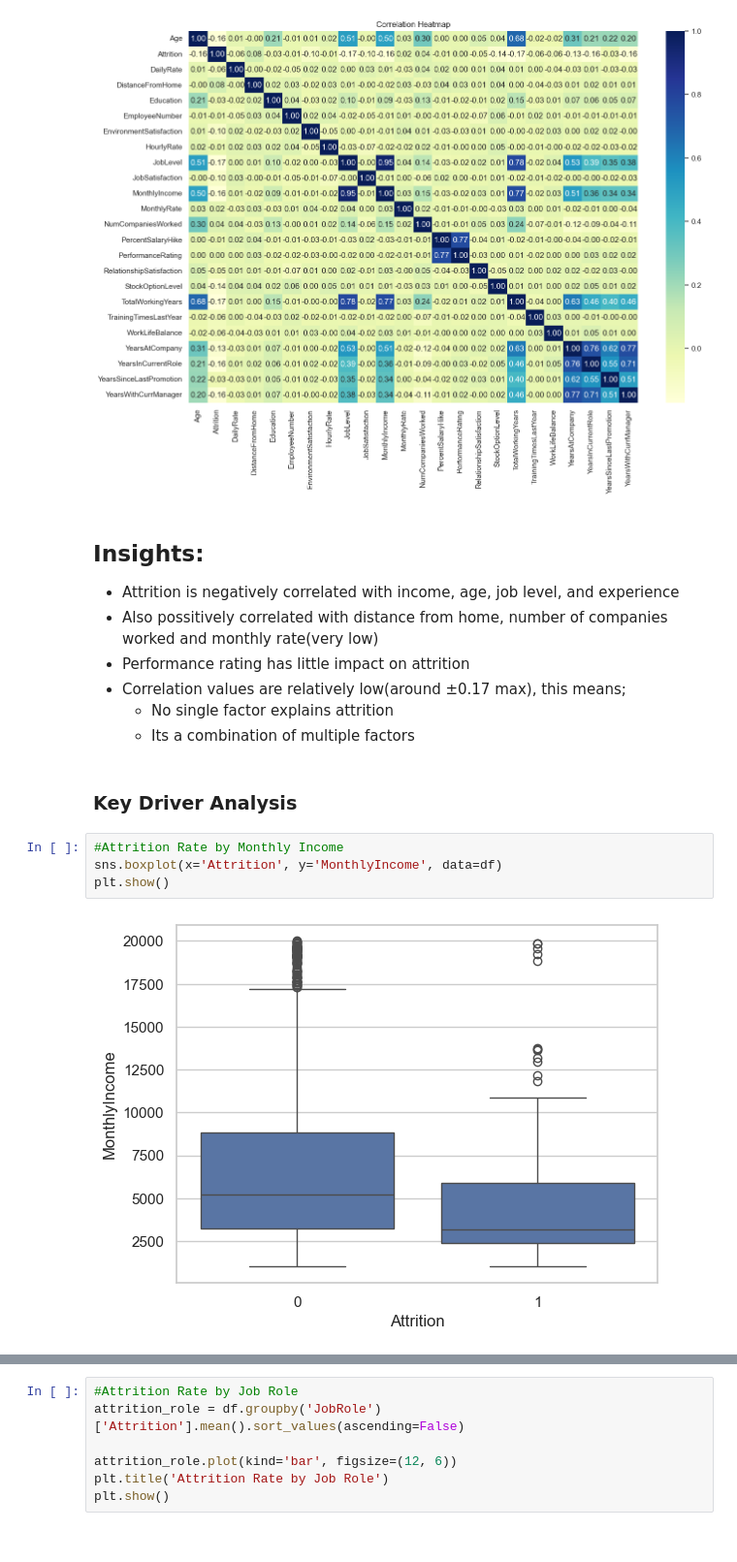
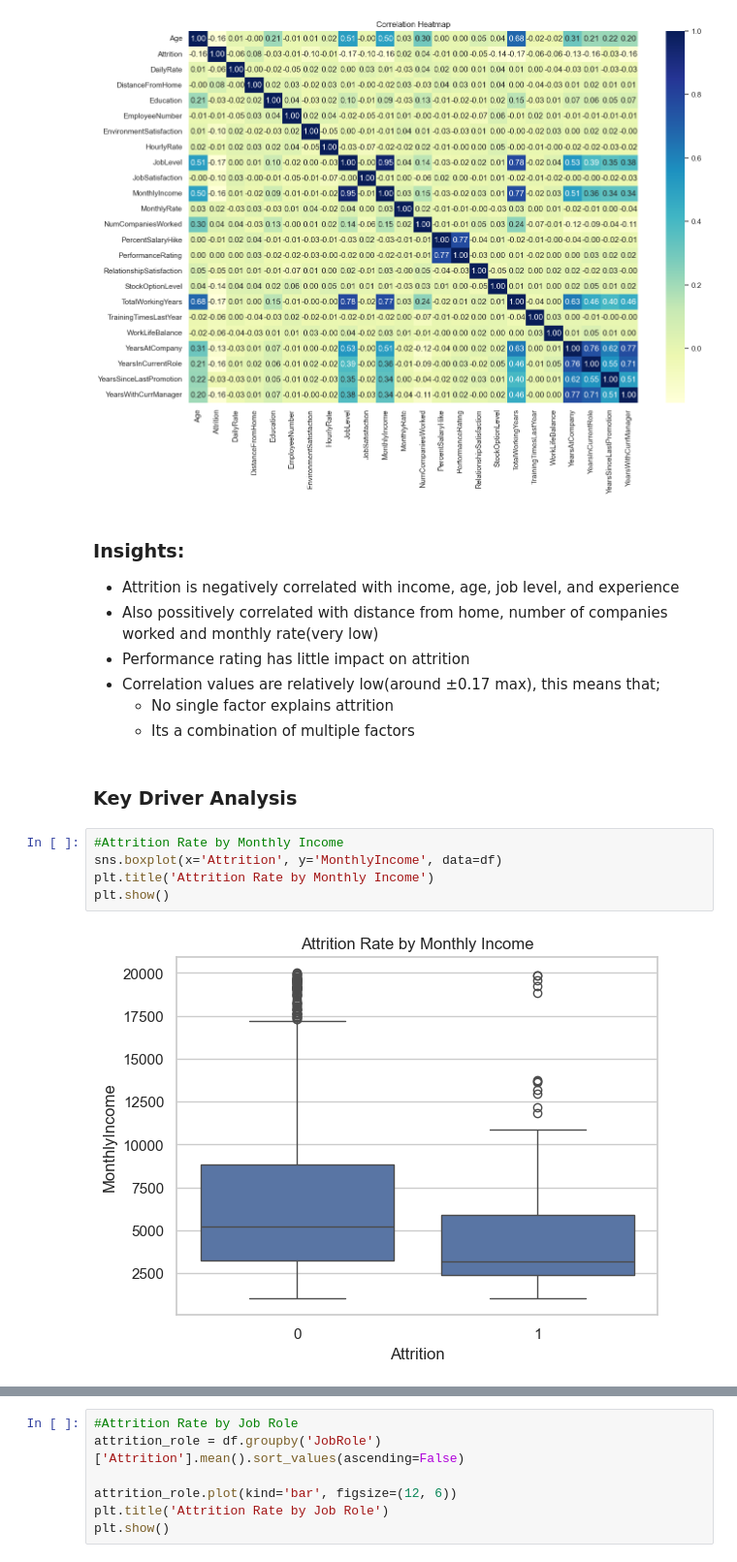
Before and after one commit to FolaT-Create/Indicino-employee-attrition-prediction, a Jupyter notebook: notebooks/01_data_exploration.ipynb, the cells around one changed output, grey strips where cells are left out. Shown at 97% size. Drawn from its saved outputs; the diff is of its cells as text.

```diff
--- a/notebooks/01_data_exploration.ipynb
+++ b/notebooks/01_data_exploration.ipynb
@@ -190,11 +190,11 @@ plt.show()
 # %% [output]
 [figure]
 # %% [markdown]
-## Insights:
+### Insights:
 - Attrition is negatively correlated with income, age, job level, and experience
 - Also possitively correlated with distance from home, number of companies worked and monthly rate(very low)
 - Performance rating has little impact on attrition
-- Correlation values are relatively low(around ±0.17 max), this means;
+- Correlation values are relatively low(around ±0.17 max), this means that;
     - No single factor explains attrition
     - Its a combination of multiple factors
 # %% [markdown]
@@ -202,9 +202,10 @@ plt.show()
 # %%
 #Attrition Rate by Monthly Income
 sns.boxplot(x='Attrition', y='MonthlyIncome', data=df)
+plt.title('Attrition Rate by Monthly Income')
 plt.show()
 # %% [output]
-[figure, old version]
+[figure, new version]
 # %%
 #Attrition Rate by Job Satisfaction
 sns.boxplot(x='Attrition', y='JobSatisfaction', data=df)
```
Also changed, not shown: parts of 9 cells of this notebook.
